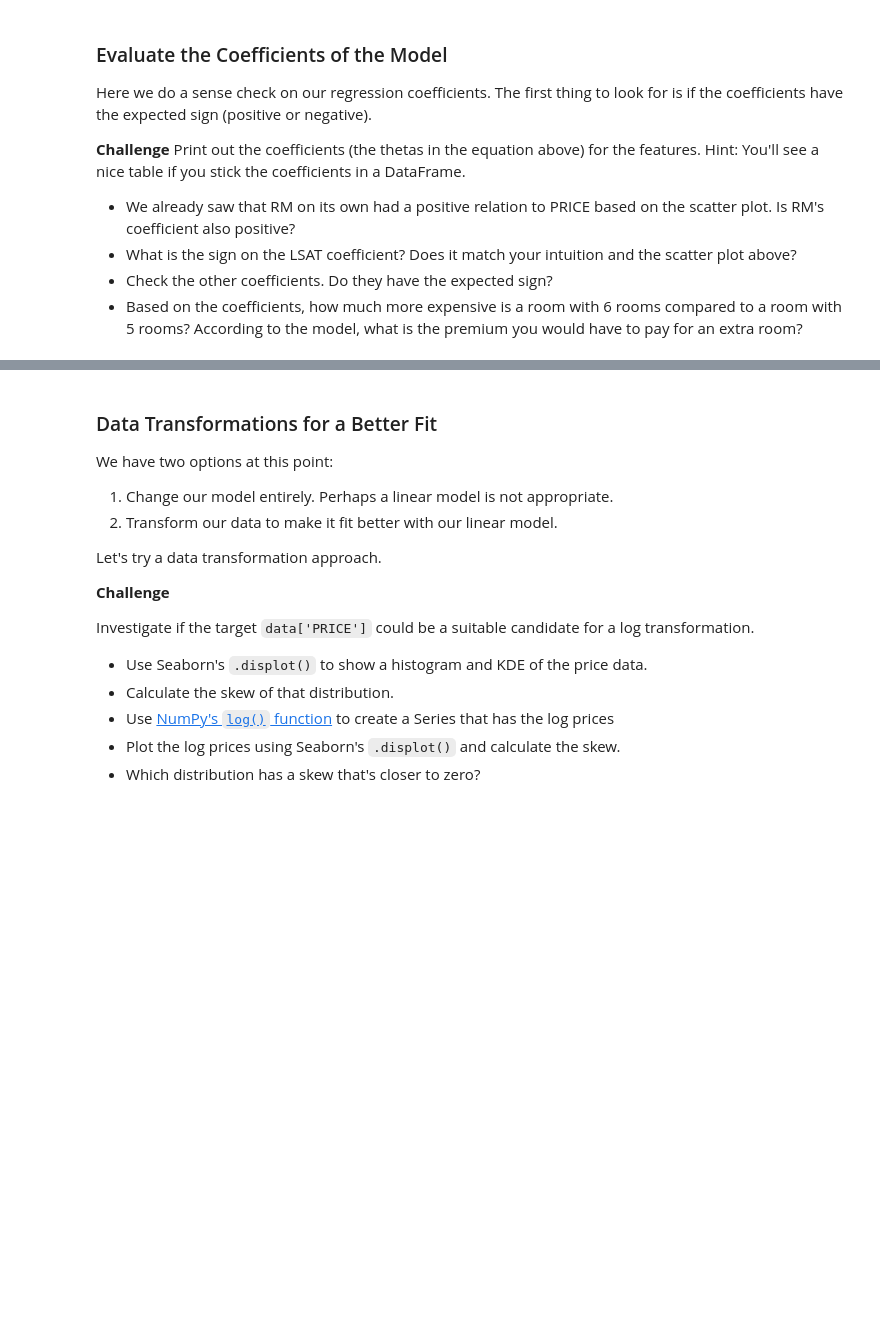
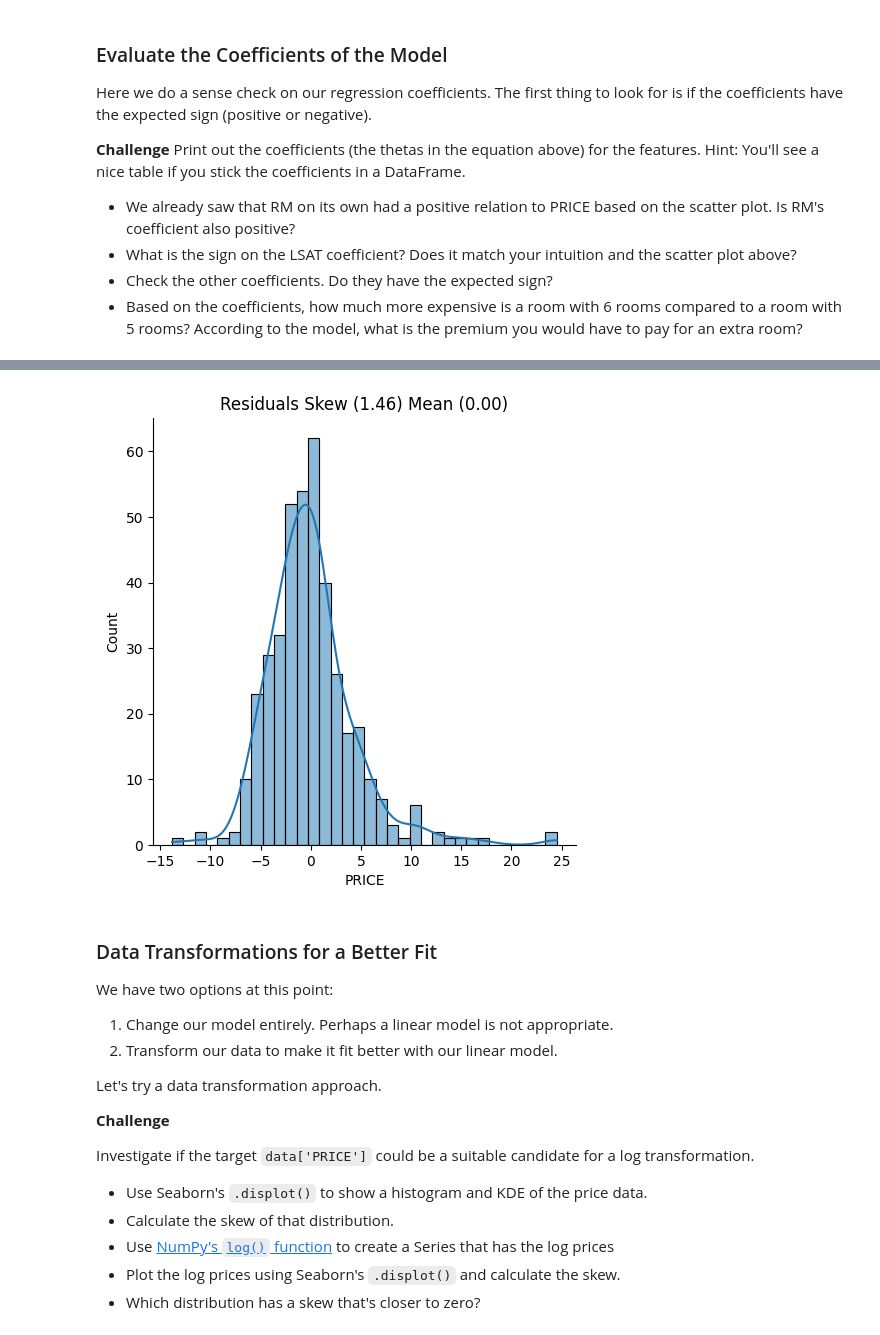
Before and after one commit to thandora/100-days-of-code-udemy, a Jupyter notebook: day-080-capstone-house-prices/house-prices.ipynb, the cells around one changed output, grey strips where cells are left out. Saved outputs shown, nothing was run; the diff lists cells and outputs as text; code cells hidden in the pictures; blank space fills up the shorter version.

```diff
--- a/day-080-capstone-house-prices/house-prices.ipynb
+++ b/day-080-capstone-house-prices/house-prices.ipynb
@@ -539,6 +600,16 @@ In an ideal case, what we want is something close to a normal distribution. A no
 * Again, use Seaborn's `.displot()` to create a histogram and superimpose the Kernel Density Estimate (KDE)
 * Is the skewness different from zero? If so, by how much?
 * Is the mean different from zero?
+# %%
+# Residual distribution
+residual_mean = residuals.mean()
+residual_skew = residuals.skew()
+
+sns.displot(residuals, kde=True)
+plt.title(f'Residuals Skew ({residual_skew:.2f}) Mean ({residual_mean:.2f})')
+plt.show()
+# %% [output]
+[figure, added]
 # %% [markdown]
 ### Data Transformations for a Better Fit
 
```
Also changed, not shown: parts of 9 cells of this notebook.
